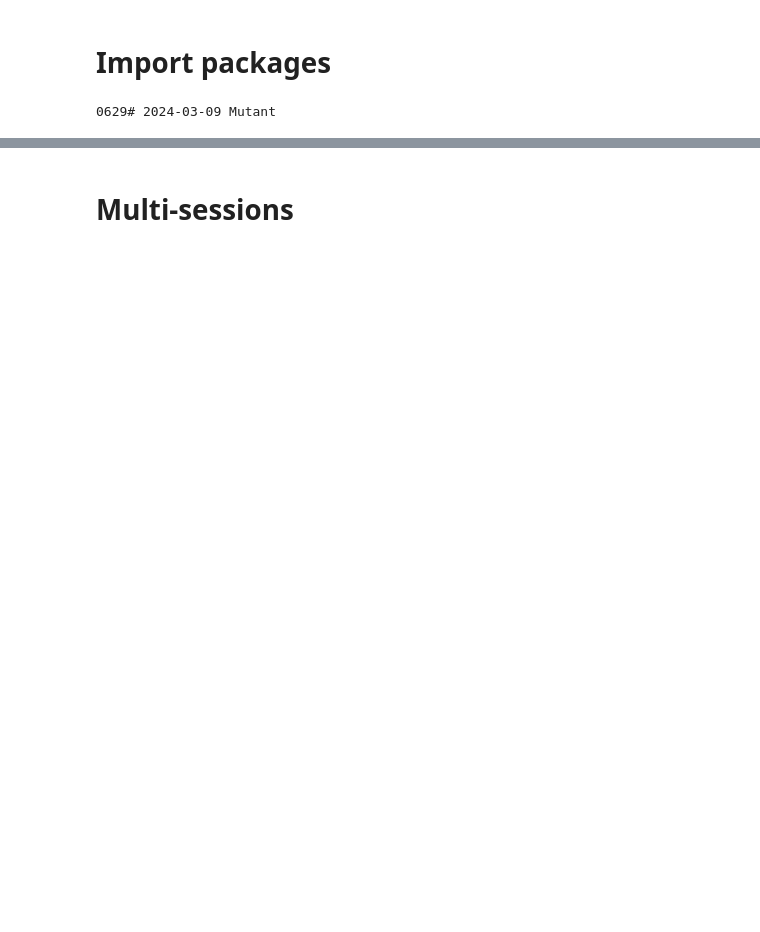
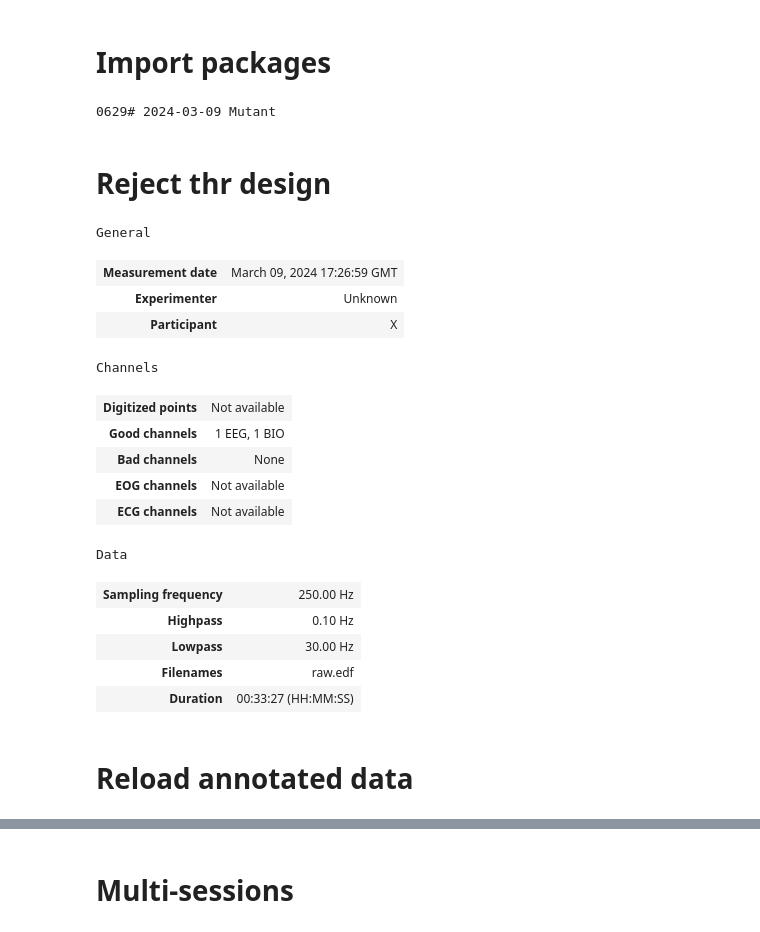
Before and after one commit to Puzzle-Li/as_monkey_eeg, a Jupyter notebook: find_spike_events2.ipynb, the cells around one changed output, grey strips where cells are left out. Cells and saved outputs as stored; diff of their text form; code cells hidden in the pictures; blank space fills up the shorter version.

```diff
--- a/find_spike_events2.ipynb
+++ b/find_spike_events2.ipynb
@@ -31,6 +31,8 @@ group = df_info.loc[animal, 'Genotype']
 print(animal, session, group)
 # %% [output]
 0629# 2024-03-09 Mutant
+# %% [markdown]
+# Reject thr design
 # %%
 raw.set_channel_types({'Loco': 'bio'})
 raw.notch_filter(np.arange(50, 100, 50))
@@ -76,11 +80,31 @@ def find_over_segs(data, thr, pad=0):
 # %%
 acc = raw.get_data(picks='Loco', units='uV').squeeze()
 sf = raw.info['sfreq']
 bad_start_idx, bad_end_idx, bi_bad = find_over_segs(acc, 100, pad=sf * 1)
 
 onsets = bad_start_idx / sf
 durations = (bad_end_idx - bad_start_idx) / sf
 descriptions = ['BAD_loco'] * len(bad_start_idx)
 annot_loco = mne.Annotations(
     onsets, durations, descriptions, orig_time=raw.info["meas_date"]
 )
+raw.set_annotations(raw.annotations + annot_loco + annot_muscle)
+# %% [output]
+General
+| Measurement date | March 09, 2024 17:26:59 GMT |
+| Experimenter | Unknown |
+| Participant | X |
+Channels
+| Digitized points | Not available |
+| Good channels | 1 EEG, 1 BIO |
+| Bad channels | None |
+| EOG channels | Not available |
+| ECG channels | Not available |
+Data
+| Sampling frequency | 250.00 Hz |
+| Highpass | 0.10 Hz |
+| Lowpass | 30.00 Hz |
+| Filenames | raw.edf |
+| Duration | 00:33:27 (HH:MM:SS) |
+# %% [markdown]
+# Reload annotated data
```
Also changed, not shown: parts of 9 cells of this notebook, 2 other files.
